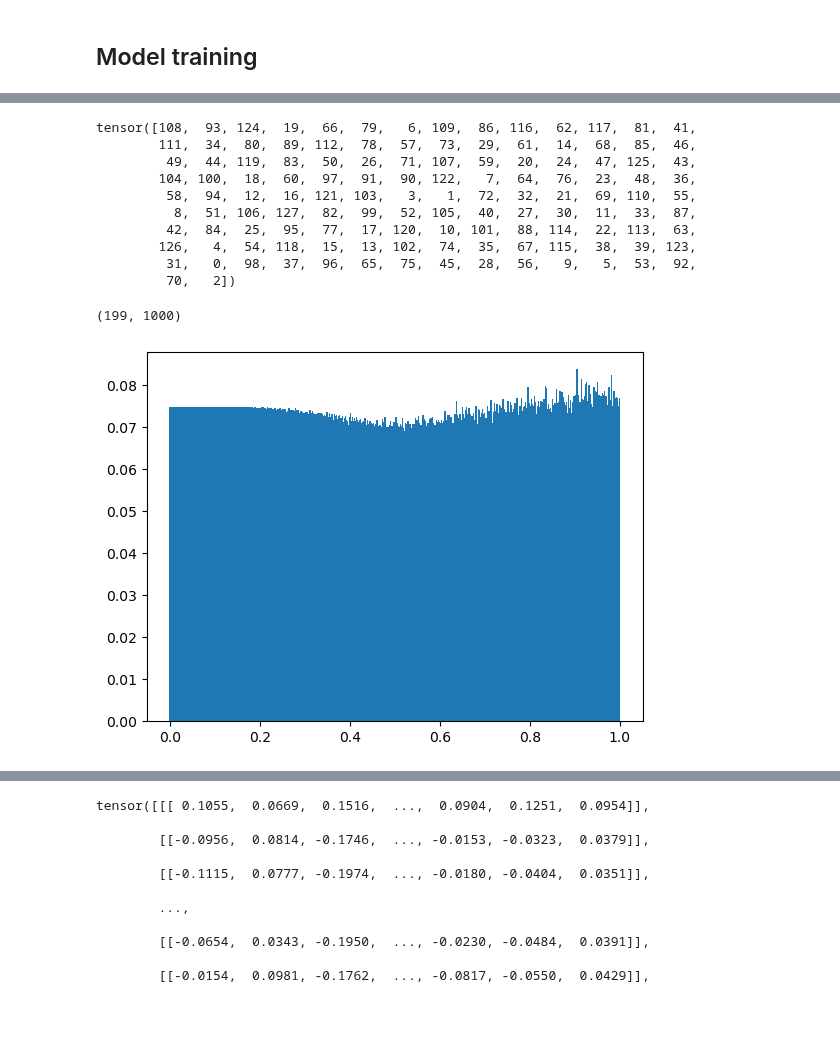
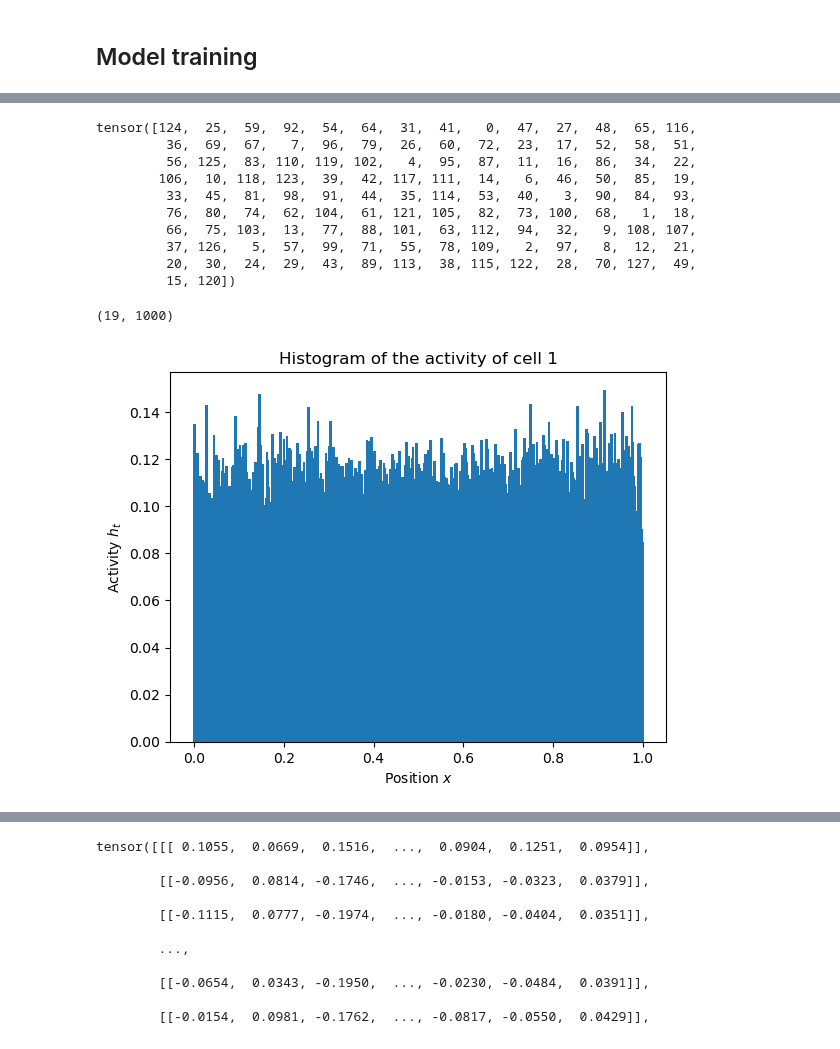
Before and after one commit to bioAI-Oslo/RNN-Adding-Problem-Representations, a Jupyter notebook: notebooks/regularized.ipynb, the cells around one changed output, grey strips where cells are left out. Drawn from its saved outputs; the diff is of its cells as text; code cells hidden in the pictures; blank space fills up the shorter version.

```diff
--- a/notebooks/regularized.ipynb
+++ b/notebooks/regularized.ipynb
@@ -35,7 +37,7 @@ n_data = 2000
 t_steps = 20
 
 # data,labels = datagen_full_sum_normal(n_data,t_steps,normalize=True)
-data,labels = datagen_circular_pm(n_data,t_steps)
+data,labels = datagen_truecircular_pm(n_data,t_steps)
 # data,labels = datagen_timewise_labels(n_data,t_steps,2)
 # print(data[1],labels[1])
 
@@ -45,7 +47,4 @@ training_data = Datamodel(data,labels)
 training_loader = torch.utils.data.DataLoader(training_data, batch_size=BATCH_SIZE, shuffle=True)
 
 data.shape
-
-print(labels[99])
-print(data[99])
 # %% [output]
@@ -81,7 +87,7 @@ if train1:
     # model1 = RNN_L2(input_size,t_steps,output_size,hidden_size,lr=0.001,w_decay=0.000,act_decay=1000,irnn=False,outputnn=True,Wx_normalize=False,activation=False)
     model1 = RNN_circular_ND_pm(input_size,t_steps,output_size,hidden_size,lr=0.0001,w_decay=0.000,act_decay=0.01,irnn=True,outputnn=False,Wx_normalize=False,activation=True,rotation_init=False,bias=False)
     # print("Guess on the first 15 training data: ", model1(data[0:15]))
-    _ = model1.train(epochs=7000)
+    _ = model1.train(epochs=11000)
     model1.plot_losses(average=30)
     # model1.plot_accs()
     print("Guess on the first 15 training data: ", model1(data[0:15]))
@@ -109,3 +115,3 @@ Guess on the first 15 training data:  tensor([[[ 0.1460,  0.0709,  0.0865,  ...,
 # %%
-_ = model1.train(epochs=1)
+_ = model1.train(epochs=4000)
 # model1.plot_losses(average=30)
@@ -148,20 +156,20 @@ for i in range(128):
 # Sorted dimension from lowest to highest value in that dimension
 print(torch.argsort(torch.tensor(maxs),dim=-1))
 # %% [output]
-tensor([108,  93, 124,  19,  66,  79,   6, 109,  86, 116,  62, 117,  81,  41,
-        111,  34,  80,  89, 112,  78,  57,  73,  29,  61,  14,  68,  85,  46,
-         49,  44, 119,  83,  50,  26,  71, 107,  59,  20,  24,  47, 125,  43,
-        104, 100,  18,  60,  97,  91,  90, 122,   7,  64,  76,  23,  48,  36,
-         58,  94,  12,  16, 121, 103,   3,   1,  72,  32,  21,  69, 110,  55,
-          8,  51, 106, 127,  82,  99,  52, 105,  40,  27,  30,  11,  33,  87,
-         42,  84,  25,  95,  77,  17, 120,  10, 101,  88, 114,  22, 113,  63,
-        126,   4,  54, 118,  15,  13, 102,  74,  35,  67, 115,  38,  39, 123,
-         31,   0,  98,  37,  96,  65,  75,  45,  28,  56,   9,   5,  53,  92,
-         70,   2])
+tensor([124,  25,  59,  92,  54,  64,  31,  41,   0,  47,  27,  48,  65, 116,
+         36,  69,  67,   7,  96,  79,  26,  60,  72,  23,  17,  52,  58,  51,
+         56, 125,  83, 110, 119, 102,   4,  95,  87,  11,  16,  86,  34,  22,
+        106,  10, 118, 123,  39,  42, 117, 111,  14,   6,  46,  50,  85,  19,
+         33,  45,  81,  98,  91,  44,  35, 114,  53,  40,   3,  90,  84,  93,
+         76,  80,  74,  62, 104,  61, 121, 105,  82,  73, 100,  68,   1,  18,
+         66,  75, 103,  13,  77,  88, 101,  63, 112,  94,  32,   9, 108, 107,
+         37, 126,   5,  57,  99,  71,  55,  78, 109,   2,  97,   8,  12,  21,
+         20,  30,  24,  29,  43,  89, 113,  38, 115, 122,  28,  70, 127,  49,
+         15, 120])
 # %%
-t_test = 200
+t_test = 20
 
-data,labels = datagen_circular_pm(1000,t_test)
+data,labels = datagen_truecircular_pm(1000,t_test)
 
 test_batch_size = 5000
 
@@ -170,50 +178,55 @@ xs = labels[0:test_batch_size,:-1]/(2*np.pi)
 xs = xs.detach().numpy().T
 print(xs.shape)
 
+# Get the hidden states for the test data
 hts = model1(data[0:test_batch_size])
 
 # Grid-cell histogram
 
 hts = hts.detach().numpy() # Shape [t_steps, batch_size, hidden_size] = [21, 64, 128]
 
-k = 70 # What cell to see the histogram of
+k = 1 # What cell to see the histogram of
 hts_k = abs(hts[1:-1,:,k])
 
-bins = 2000
+bins = 1000
 
 import scipy.stats as stats
 
 bin_means, bin_edges, binnumber = stats.binned_statistic(xs.flatten(),hts_k.flatten(),statistic='mean',bins=bins)
 # Bar plot of the histogram
 plt.bar(bin_edges[:-1],bin_means,width=6/bins)
+plt.title("Histogram of the activity of cell "+str(k))
+plt.xlabel(r"Position $x$")
+plt.ylabel(r"Activity $h_t$")
+plt.show()
 
 # print(hts.shape)
 
 # fig, ax = plt.subplots(32,4,subplot_kw={'projection': 'polar'})
 # fig.set_size_inches(15, 80)
 # fig.subplots_adjust(hspace=1,wspace=0.2)
 
 activity = np.zeros((128,bins))
 
 for k in tqdm(range(128)):
     # k = 103 # What cell to see the histogram of
     hts_k = abs(hts[1:-1,:,k])
     # print(hts_k.shape)
 
     # Bins equally spaced from 0 to 1 in time_steps amount of bins
     bin_means, bin_edges, binnumber = stats.binned_statistic(xs.flatten(),hts_k.flatten(),statistic='mean',bins=bins)
     activity[k,:] = bin_means
     np.nan_to_num(activity,copy=False)
     # Bar plot of the histogram
     # ax[k//4,k%4].bar(bin_edges[:-1]*2*np.pi,bin_means,width=6/bins)
     # # ax[].bar(bin_edges[:-1]*2*np.pi,bin_means,width=6/bins)
     # ax[k//4,k%4].set_title("Cell "+str(k))
     # Adjust space between subplots
 
 # plt.show()
 # %% [output]
-(199, 1000)
+(19, 1000)
-[figure, old version]
+[figure, new version]
 # %%
 import umap
 
```
Also changed, not shown: parts of 10 cells of this notebook, 3 other files.
